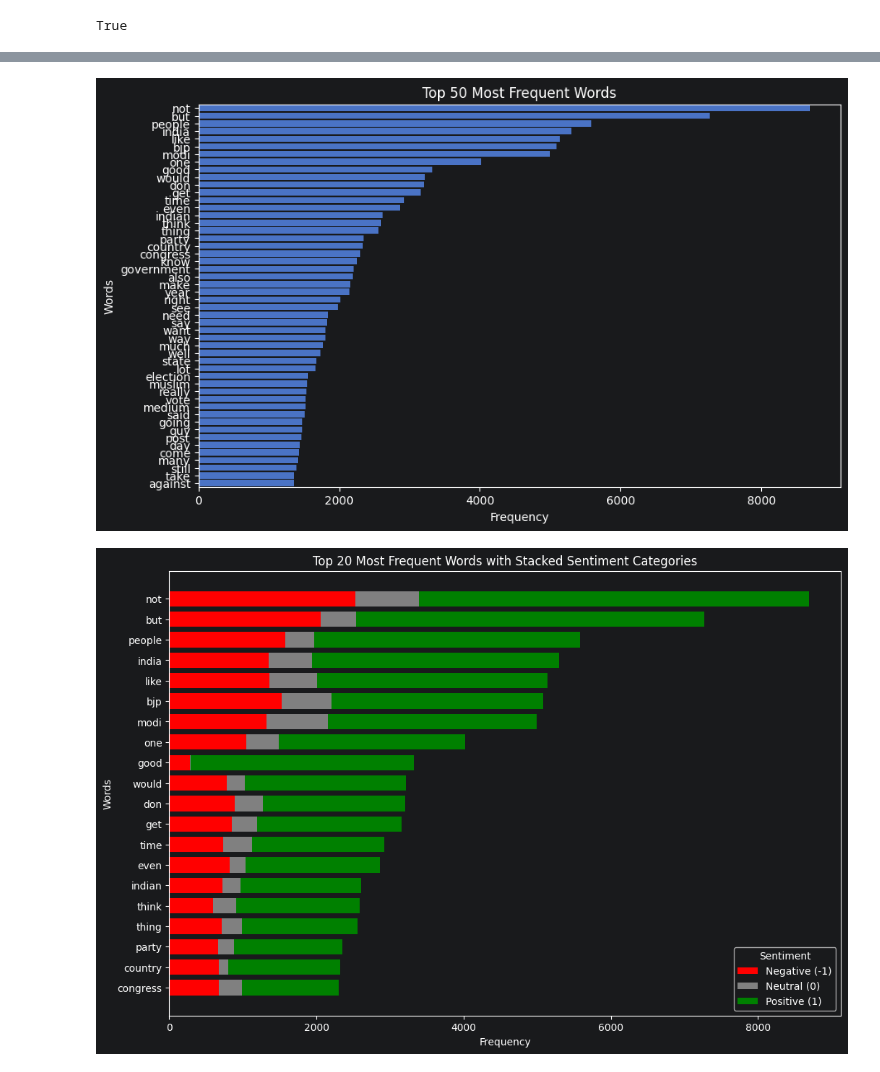
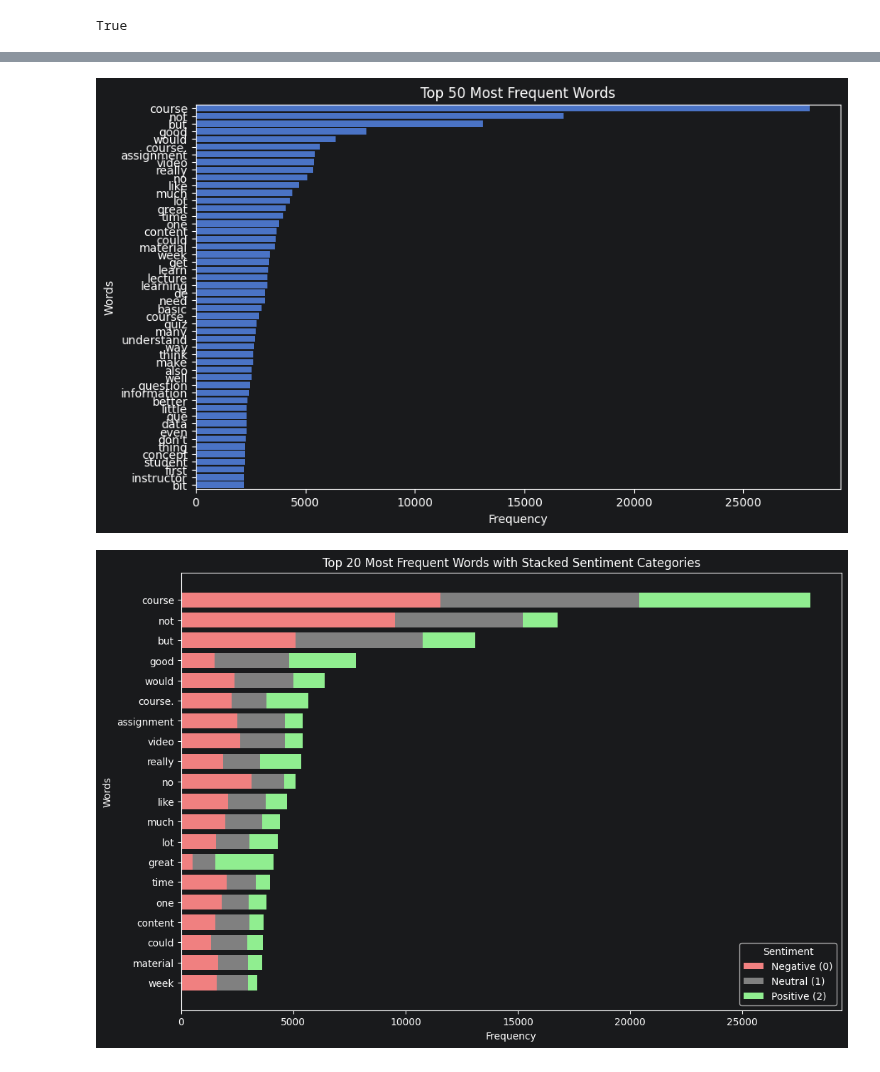
Before and after one commit to atheeq01/chrome_plugin_MLOPS, a Jupyter notebook: ml/01_preprocessing_&_EDA.ipynb, the cells around one changed output, grey strips where cells are left out. Cells and saved outputs as stored; diff of their text form; code cells hidden in the pictures.

Commit message:
new dataset eda was updated

```diff
--- a/ml/01_preprocessing_&_EDA.ipynb
+++ b/ml/01_preprocessing_&_EDA.ipynb
@@ -368,6 +544,6 @@ char_frequency_df.tail()
 # %%
 # add new column 'num_punctuation_chars' to count punctuation characters in each comment
-df['num_punctuation_chars'] = df['clean_comment'].apply(
+df['num_punctuation_chars'] = df['review'].apply(
     lambda x: sum([1 for char in x if char in '.,!?;:"\'()[]{}-'])
 )
 
@@ -449,6 +625,6 @@ def filter_characters(text):
 
     return cleaned_text
 
-df['clean_comment'] = df['clean_comment'].apply(filter_characters)
+df['review'] = df['review'].apply(filter_characters)
 df
 # %% [output]
@@ -527,8 +703,8 @@ without_neg_stopwords = set(stopwords.words('english')) - negation_words
 
 # If you want it back as a list
 custom_stopwords_list = list(without_neg_stopwords)
-# Remove stop words from 'clean_comment' column, retaining essential ones
-df['clean_comment_no_stopwords'] = df['clean_comment'].apply(
+# Remove stop words from 'review' column, retaining essential ones
+df['review_no_stopwords'] = df['review'].apply(
     lambda x: ' '.join([word for word in x.split() if word.lower() not in without_neg_stopwords])
 )
 # %%
@@ -539,8 +715,8 @@ nltk.download('wordnet')
 
 lemmatizer = WordNetLemmatizer()
 
-# apply lemmatization to the 'clean_comment_no_stopwords' column
-df['clean_comment_no_stopwords_lemmatized'] = df['clean_comment_no_stopwords'].apply(
+# apply lemmatization to the 'review_no_stopwords' column
+df['review_no_stopwords_lemmatized'] = df['review_no_stopwords'].apply(
     lambda x: ' '.join([lemmatizer.lemmatize(word) for word in x.split()])
 )
 
@@ -591,7 +768,7 @@ plot_word_cloud(df[df['category'] == -1]['clean_comment_no_stopwords_lemmatized'
 def plot_top_n_words(df, n=20):
     """Plot the top N most frequent words in the dataset."""
     # flatten all words in the content column
-    words = ' '.join(df['clean_comment_no_stopwords_lemmatized']).split()
+    words = ' '.join(df['review_no_stopwords_lemmatized']).split()
 
     counter = Counter(words)
     most_common_words = counter.most_common(n)
@@ -608,55 +785,54 @@ def plot_top_n_words(df, n=20):
 
 plot_top_n_words(df, n=50)
 # %% [output]
-[figure, old version]
+[figure, new version]
 # %%
-def plot_top_n_words_by_category(df, n=20, start=0):
-    """Plot the top N most frequent words in the dataset with stacked hue based on sentiment category."""
-    # Flatten all words in the content column and count their occurrences by category
-    word_category_counts = {}
+def plot_top_n_words_by_score(df, n=20, start=0):
+    """Plot the top N most frequent words in the dataset with stacked hue based on sentiment score."""
+    word_score_counts = {}
 
     for idx, row in df.iterrows():
-        words = row['clean_comment_no_stopwords_lemmatized'].split()
-        category = row['category']  # Assuming 'category' column exists for -1, 0, 1 labels
+        if not isinstance(row['review_no_stopwords_lemmatized'], str):
+            continue
+
+        words = row['review_no_stopwords_lemmatized'].split()
+        score = row['score']
 
         for word in words:
-            if word not in word_category_counts:
-                word_category_counts[word] = { -1: 0, 0: 0, 1: 0 }  # Initialize counts for each sentiment category
+            if word not in word_score_counts:
+                word_score_counts[word] = { 0: 0, 1: 0, 2: 0 }
 
-            # Increment the count for the corresponding sentiment category
-            word_category_counts[word][category] += 1
+            word_score_counts[word][score] += 1
 
-    # Get total counts across all categories for each word
-    total_word_counts = {word: sum(counts.values()) for word, counts in word_category_counts.items()}
-
-    # Get the top N most frequent words across all categories
+    total_word_counts = {word: sum(counts.values()) for word, counts in word_score_counts.items()}
     most_common_words = sorted(total_word_counts.items(), key=lambda x: x[1], reverse=True)[start:start+n]
     top_words = [word for word, _ in most_common_words]
 
-    # Prepare data for plotting
     word_labels = top_words
-    negative_counts = [word_category_counts[word][-1] for word in top_words]
-    neutral_counts = [word_category_counts[word][0] for word in top_words]
-    positive_counts = [word_category_counts[word][1] for word in top_words]
 
-    # Plot the stacked bar chart
+    neg = [word_score_counts[word][0] for word in top_words]
+    neu = [word_score_counts[word][1] for word in top_words]
+    pos = [word_score_counts[word][2] for word in top_words]
+
     plt.figure(figsize=(12, 8))
     bar_width = 0.75
 
-    # Plot negative, neutral, and positive counts in a stacked manner
-    plt.barh(word_labels, negative_counts, color='red', label='Negative (-1)', height=bar_width)
-    plt.barh(word_labels, neutral_counts, left=negative_counts, color='gray', label='Neutral (0)', height=bar_width)
-    plt.barh(word_labels, positive_counts, left=[i+j for i,j in zip(negative_counts, neutral_counts)], color='green', label='Positive (1)', height=bar_width)
+    left_neu = neg
+    left_pos = [i+j for i, j in zip(neg, neu)]
+
+
+    plt.barh(word_labels, neg, color='lightcoral', label='Negative (0)', height=bar_width)
+    plt.barh(word_labels, neu, left=left_neu, color='gray', label='Neutral (1)', height=bar_width)
+    plt.barh(word_labels, pos, left=left_pos, color='lightgreen', label='Positive (2)', height=bar_width)
 
     plt.xlabel('Frequency')
     plt.ylabel('Words')
     plt.title(f'Top {n} Most Frequent Words with Stacked Sentiment Categories')
     plt.legend(title='Sentiment', loc='lower right')
-    plt.gca().invert_yaxis()  # Invert y-axis to show the highest frequency at the top
+    plt.gca().invert_yaxis()
     plt.show()
 
 
-
-plot_top_n_words_by_category(df, n=20)
+plot_top_n_words_by_score(df, n=20)
 # %% [output]
-[figure, old version]
+[figure, new version]
```
Also changed, not shown: parts of 66 cells of this notebook.
